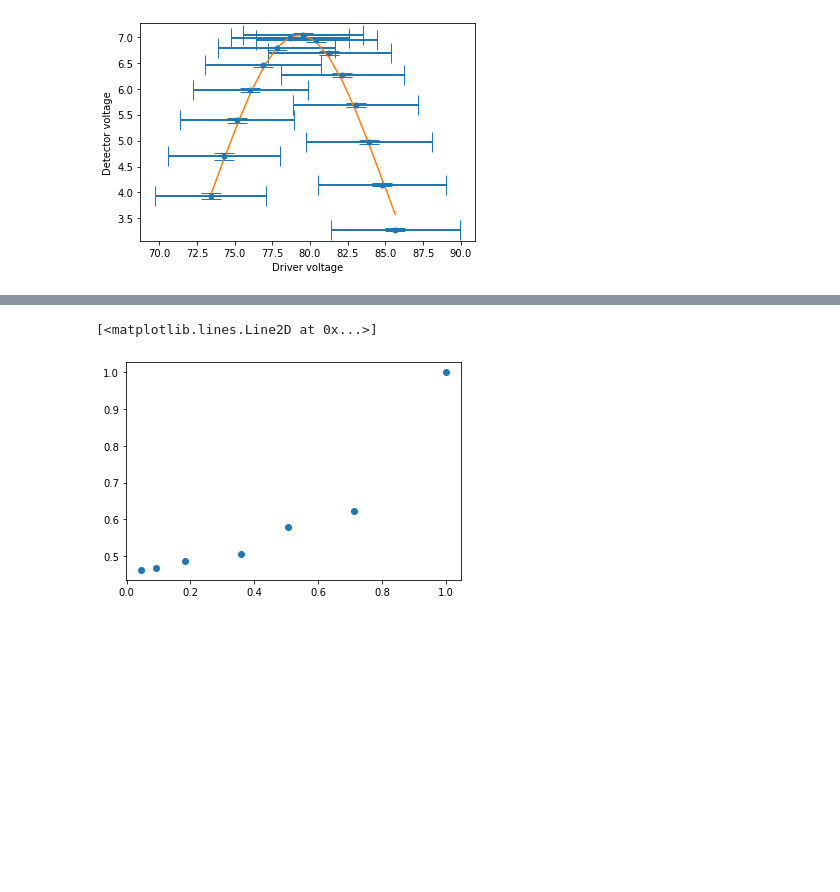
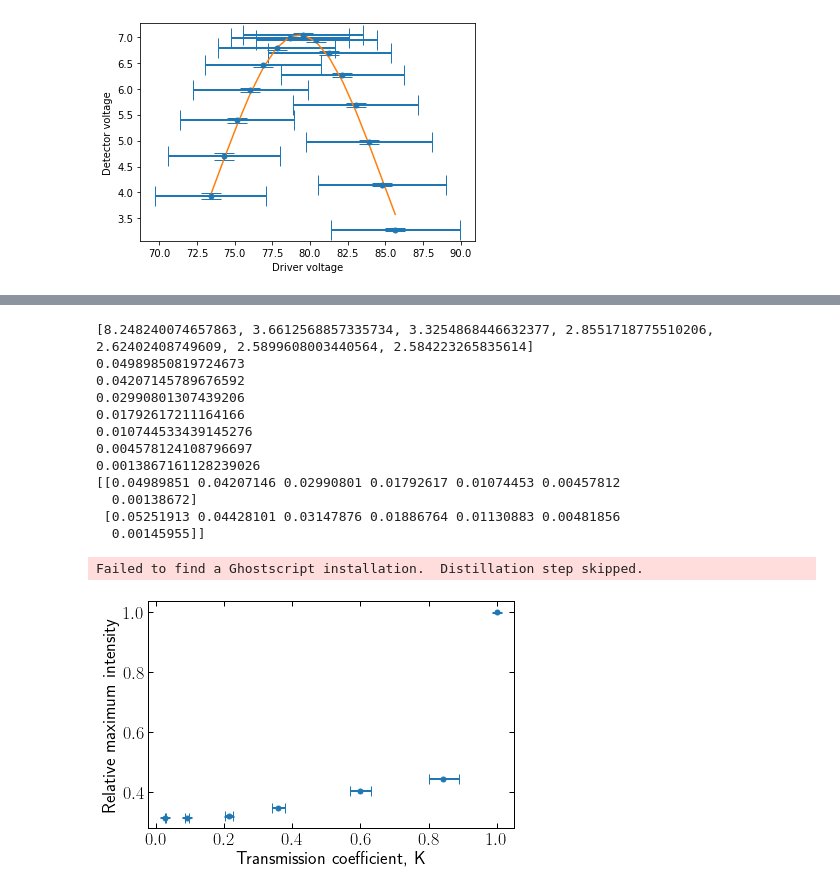
Before and after one commit to MadsCarlsen/Eksperimentel_Fysik, a Jupyter notebook: Michelson_Interferometer/Kode_Mads.ipynb, the cells around one changed output, grey strips where cells are left out. Drawn from its saved outputs; the diff is of its cells as text; code cells hidden in the pictures; blank space fills up the shorter version.

```diff
--- a/Michelson_Interferometer/Kode_Mads.ipynb
+++ b/Michelson_Interferometer/Kode_Mads.ipynb
@@ -377,7 +375,43 @@ Failed to find a Ghostscript installation.  Distillation step skipped.
-# %%
-
-#T = [i**2 for i in T]
-plt.plot(T,normed_max_int,'o')
-# %% [output]
-[<matplotlib.lines.Line2D at 0x...>]
-[figure, removed]
+# %%
+angles = [float(angle) if angle != 'clear' else 90 for angle in angle_names]
+angles = np.array(angles)-90
+#max_ints[0] /= 2
+print(max_ints)
+normed_max_int = [intensity/max_ints[0] for intensity in max_ints]
+
+normed_max_error = [val/max_ints[0]*np.sqrt((err/val)**2+(max_error[0]/max_ints[0])**2) for err,val in zip(max_error,max_ints)]
+m = 0.00741#0.0148#
+T = np.array([10**(-m*theta) for theta in angles])
+
+
+def error_prop(x,val):
+    error = 3 #deg
+    upper = 10**(-m*(x+error))
+    lower = 10**(-m*(x-error))
+    print(val-upper)
+    return [abs(upper-val),abs(val-lower)]
+
+error = np.array([error_prop(x,val) for x,val in zip(angles,T)]).T
+print(error)
+
+plt.errorbar(T[1:],normed_max_int[1:],xerr=error[:,1:],yerr=normed_max_error[1:],fmt='o',ms=5,lw=2,capsize=5)
+plt.errorbar(T[0],normed_max_int[0],yerr=normed_max_error[0],fmt='o',ms=5,lw=2,capsize=5,c='C0')
+plt.xlabel('Transmission coefficient, K')
+plt.ylabel('Relative maximum intensity')
+#plt.plot(T_test[1:],rel_test(T_test[1:]))
+plt.savefig('KLAMT.eps',format='eps')
+# %% [output]
+[8.248240074657863, 3.6612568857335734, 3.3254868446632377, 2.8551718775510206, 2.62402408749609, 2.5899608003440564, 2.584223265835614]
+0.04989850819724673
+0.04207145789676592
+0.02990801307439206
+0.01792617211164166
+0.010744533439145276
+0.004578124108796697
+0.0013867161128239026
+[[0.04989851 0.04207146 0.02990801 0.01792617 0.01074453 0.00457812
+  0.00138672]
+ [0.05251913 0.04428101 0.03147876 0.01886764 0.01130883 0.00481856
+  0.00145955]]
+Failed to find a Ghostscript installation.  Distillation step skipped.
+[figure, added]
```
Also changed, not shown: parts of 2 cells of this notebook.
